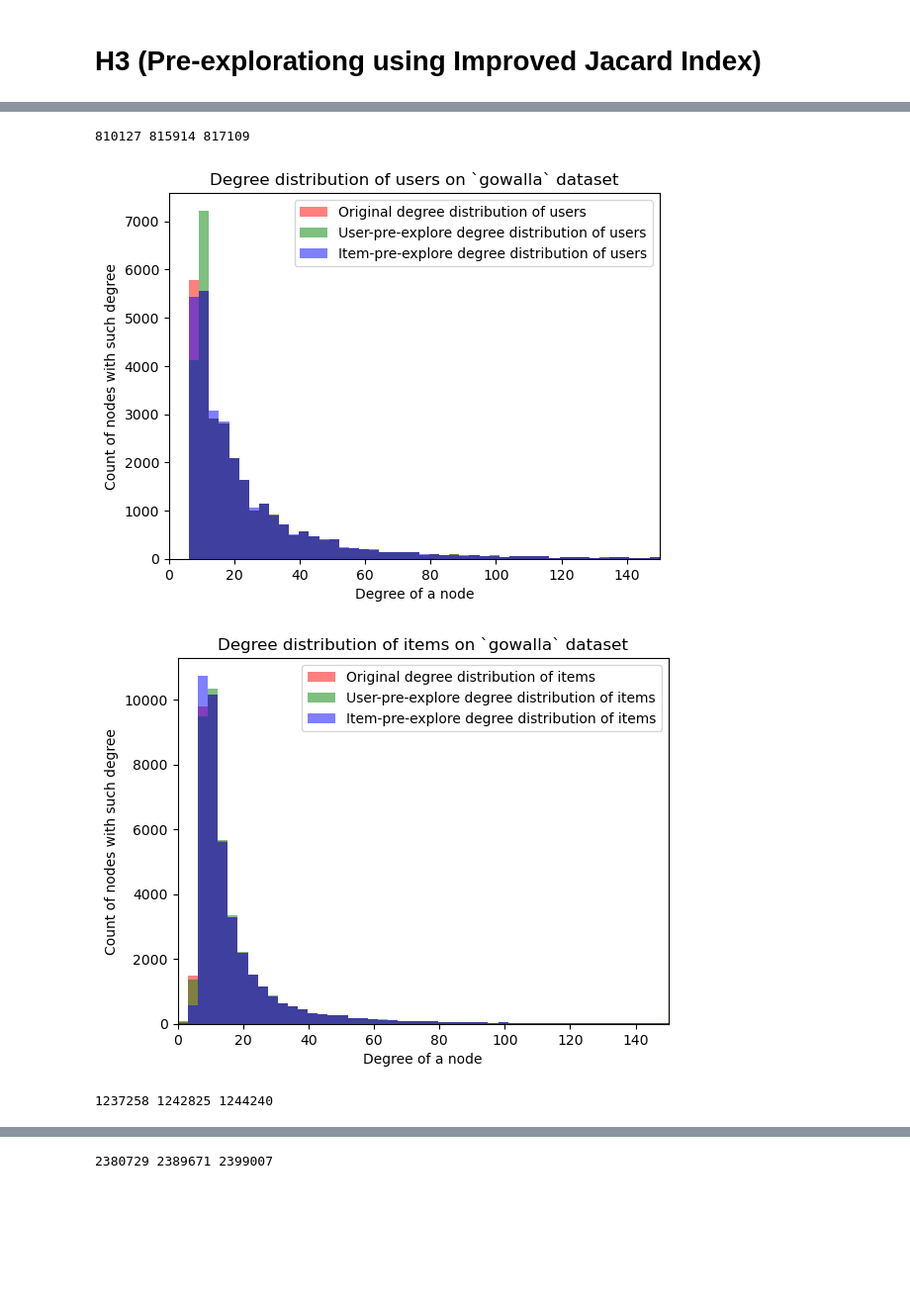
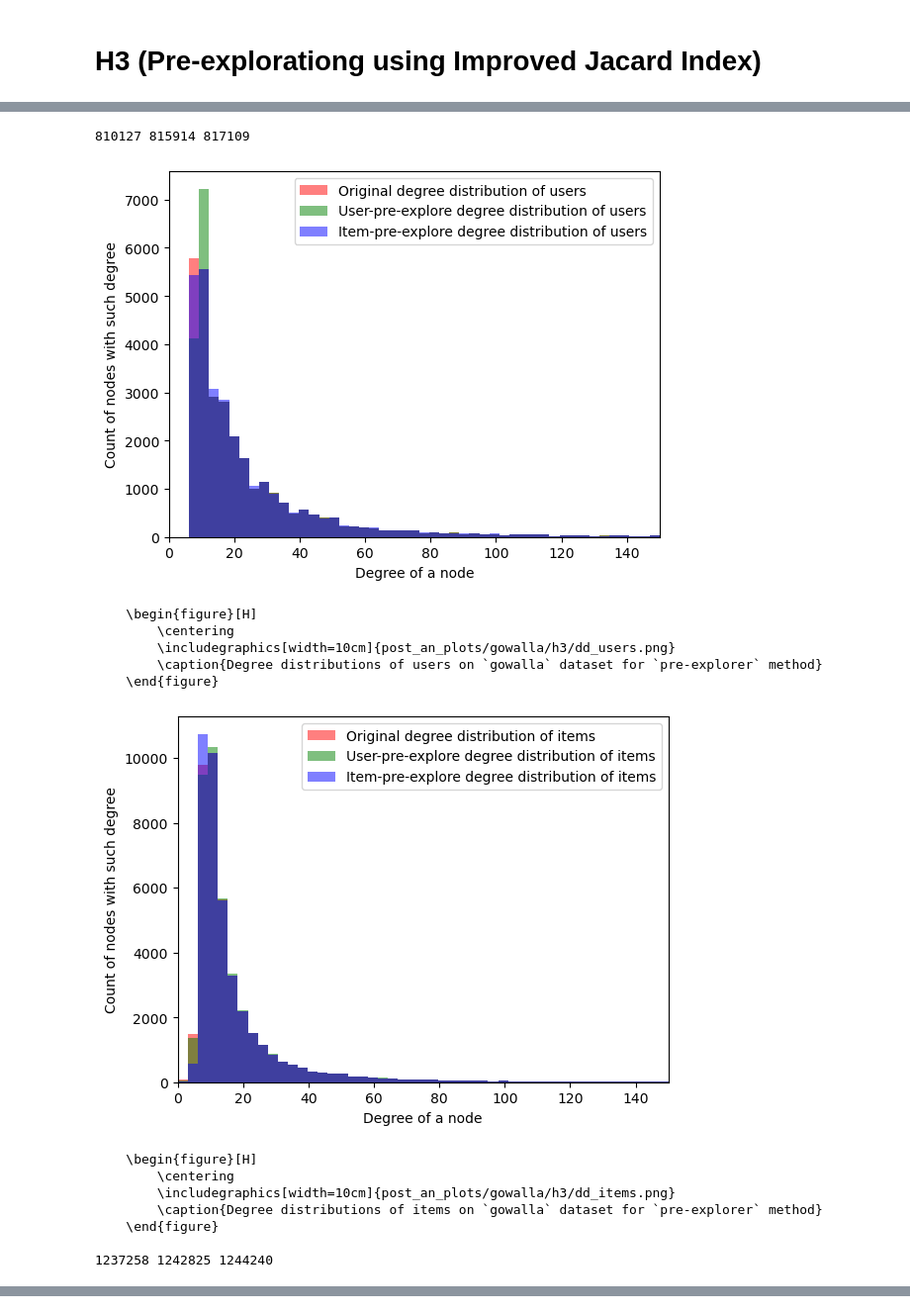
Before and after one commit to Kridr/HSE_Thesis, a Jupyter notebook: post_analysis.ipynb, the cells around one changed output, grey strips where cells are left out. Shown at 99% size. Drawn from its saved outputs; the diff is of its cells as text; code cells hidden in the pictures; blank space fills up the shorter version.

```diff
--- a/post_analysis.ipynb
+++ b/post_analysis.ipynb
@@ -218,14 +326,19 @@ def get_top_degree_bc_intersection_sizes(G: nx.Graph, bc_dict: dict, nodes: list
 
     return avg_degree_for_bc_dict
 # %%
-def plot_avg_degree(avg_users_degree_for_bc_dict: dict, avg_items_degree_for_bc_dict: dict, dataset_name: str):
+def plot_avg_degree(avg_users_degree_for_bc_dict: dict, avg_items_degree_for_bc_dict: dict, dataset_name: str, save_folder: str):
+    img_path = f"{POST_AN_IMG_DIR}/{dataset_name}/{save_folder}/avg_degree.png"
+    message = f"Average degree for top betweenness nodes on {dataset_name}"
+
     plt.plot(*tuple(zip(*(avg_users_degree_for_bc_dict.items()))), label="Average users degree", color="red")
     plt.plot(*tuple(zip(*(avg_items_degree_for_bc_dict.items()))), label="Average items degree", color="blue")
-    plt.title(f"Average degree for top betweenness nodes\n on {dataset_name}")
     plt.xlabel("betwenness centrality quantile")
     plt.ylabel("Average degree")
     plt.legend()
+    plt.savefig(img_path)
     plt.show()
+
+    print_latex_img(img_path, message)
 # %%
 for dataset_name in [GOWALLA_DATASET_NAME, YELP_2018_DATASET_NAME, AMAZON_BOOK_DATASET_NAME]:
     G_orig, _, _ = get_repaired_interactions(dataset_name)
@@ -239,5 +352,5 @@ for dataset_name in [GOWALLA_DATASET_NAME, YELP_2018_DATASET_NAME, AMAZON_BOOK_D
     avg_users_degree_for_bc_dict = get_top_degree_bc_intersection_sizes(G_orig, bc_dict, users, qs)
     avg_items_degree_for_bc_dict = get_top_degree_bc_intersection_sizes(G_orig, bc_dict, items, qs)
 
-    plot_avg_degree(avg_users_degree_for_bc_dict, avg_items_degree_for_bc_dict, dataset_name)
+    plot_avg_degree(avg_users_degree_for_bc_dict, avg_items_degree_for_bc_dict, dataset_name, H2_SAVE_FOLDER)
 # %% [output]
@@ -273,13 +378,19 @@ def plot_khop_dict_distribution_h2(
 K = 2
 for dataset_name in [GOWALLA_DATASET_NAME, YELP_2018_DATASET_NAME, AMAZON_BOOK_DATASET_NAME]:
     G_orig, _, _ = get_repaired_interactions(dataset_name)
-    G_user_top_bc, _, _ = get_repaired_interactions(dataset_name + "--c-bc--user--q=0.99")
-    G_item_top_bc, _, _ = get_repaired_interactions(dataset_name + "--c-bc--item--q=0.99")
+    G_user_top_bc, _, _ = get_repaired_interactions(dataset_name + H2_DATASET_SUFFIX_TEMPLATE.format(USER_COLNAME))
+    G_item_top_bc, _, _ = get_repaired_interactions(dataset_name + H2_DATASET_SUFFIX_TEMPLATE.format(ITEM_COLNAME))
 
     orig_u_khop_counts, orig_i_khop_counts = get_user_item_khop_neighbors_dicts(G_orig, k=K)
     user_top_bc_u_khop_counts, user_top_bc_i_khop_counts = get_user_item_khop_neighbors_dicts(G_user_top_bc, k=K)
     item_top_bc_u_khop_counts, item_top_bc_i_khop_counts = get_user_item_khop_neighbors_dicts(G_item_top_bc, k=K)
 
-    plot_khop_dict_distribution_h2(orig_u_khop_counts, user_top_bc_u_khop_counts, item_top_bc_u_khop_counts, "user", k=K)
-    plot_khop_dict_distribution_h2(orig_i_khop_counts, user_top_bc_i_khop_counts, item_top_bc_i_khop_counts, "item", k=K)
+    plot_k_order_neighbors_distributions(
+        dataset_name, orig_u_khop_counts, user_top_bc_u_khop_counts, item_top_bc_u_khop_counts,
+        USER_COLNAME, K, H2_SAVE_FOLDER, H2_METHOD_NAME, H2_SUFFIX
+    )
+    plot_k_order_neighbors_distributions(
+        dataset_name, orig_i_khop_counts, user_top_bc_i_khop_counts, item_top_bc_i_khop_counts,
+        ITEM_COLNAME, K, H2_SAVE_FOLDER, H2_METHOD_NAME, H2_SUFFIX
+    )
 # %% [output]
@@ -292,2 +433,7 @@ for dataset_name in [GOWALLA_DATASET_NAME, YELP_2018_DATASET_NAME, AMAZON_BOOK_D
 # %% [markdown]
 # H3 (Pre-explorationg using Improved Jacard Index)
+# %%
+H3_DATASET_SUFFIX_TEMPLATE = "--soft-chns--{}--q=0.15"
+H3_SUFFIX = "pre-explore"
+H3_SAVE_FOLDER = "h3"
+H3_METHOD_NAME = "pre-explorer"
@@ -294,19 +442,36 @@ for dataset_name in [GOWALLA_DATASET_NAME, YELP_2018_DATASET_NAME, AMAZON_BOOK_D
 # %%
 for dataset_name in [GOWALLA_DATASET_NAME, YELP_2018_DATASET_NAME, AMAZON_BOOK_DATASET_NAME]:
     G_orig, _, _ = get_repaired_interactions(dataset_name)
-    G_user_exp, _, _ = get_repaired_interactions(dataset_name + "--soft-chns--user--q=0.15")
-    G_item_exp, _, _ = get_repaired_interactions(dataset_name + "--soft-chns--item--q=0.15")
+    G_user_exp, _, _ = get_repaired_interactions(dataset_name + H3_DATASET_SUFFIX_TEMPLATE.format(USER_COLNAME))
+    G_item_exp, _, _ = get_repaired_interactions(dataset_name + H3_DATASET_SUFFIX_TEMPLATE.format(ITEM_COLNAME))
 
     print(len(G_orig.edges), len(G_user_exp.edges), len(G_item_exp.edges))
 
     orig_u_distr, orig_i_distr = get_user_item_degree_distribution(G_orig)
     user_exp_u_distr, user_exp_i_distr = get_user_item_degree_distribution(G_user_exp)
     item_exp_u_distr, item_exp_i_distr = get_user_item_degree_distribution(G_item_exp)
 
-    plot_degree_distributions(dataset_name, orig_u_distr, user_exp_u_distr, item_exp_u_distr, USER_COLNAME, "pre-explore")
-    plot_degree_distributions(dataset_name, orig_i_distr, user_exp_i_distr, item_exp_i_distr, ITEM_COLNAME, "pre-explore")
+    plot_degree_distributions(
+        dataset_name, orig_u_distr, user_exp_u_distr, item_exp_u_distr,
+        USER_COLNAME, H3_SAVE_FOLDER, H3_METHOD_NAME, H3_SUFFIX
+    )
+    plot_degree_distributions(
+        dataset_name, orig_i_distr, user_exp_i_distr, item_exp_i_distr,
+        ITEM_COLNAME, H3_SAVE_FOLDER, H3_METHOD_NAME, H3_SUFFIX
+    )
 # %% [output]
 810127 815914 817109
-[figure, old version]
+[figure, new version]
+    \begin{figure}[H]
+        \centering
+        \includegraphics[width=10cm]{post_an_plots/gowalla/h3/dd_users.png}
+        \caption{Degree distributions of users on `gowalla` dataset for `pre-explorer` method}
+    \end{figure}
-[figure, old version]
+[figure, new version]
-1237258 1242825 1244240
+    \begin{figure}[H]
+        \centering
+        \includegraphics[width=10cm]{post_an_plots/gowalla/h3/dd_items.png}
+        \caption{Degree distributions of items on `gowalla` dataset for `pre-explorer` method}
+    \end{figure}
+
+1237258 1242825 1244240
@@ -315 +484,0 @@ for dataset_name in [GOWALLA_DATASET_NAME, YELP_2018_DATASET_NAME, AMAZON_BOOK_D
-2380729 2389671 2399007
```
Also changed, not shown: parts of 20 cells of this notebook.
